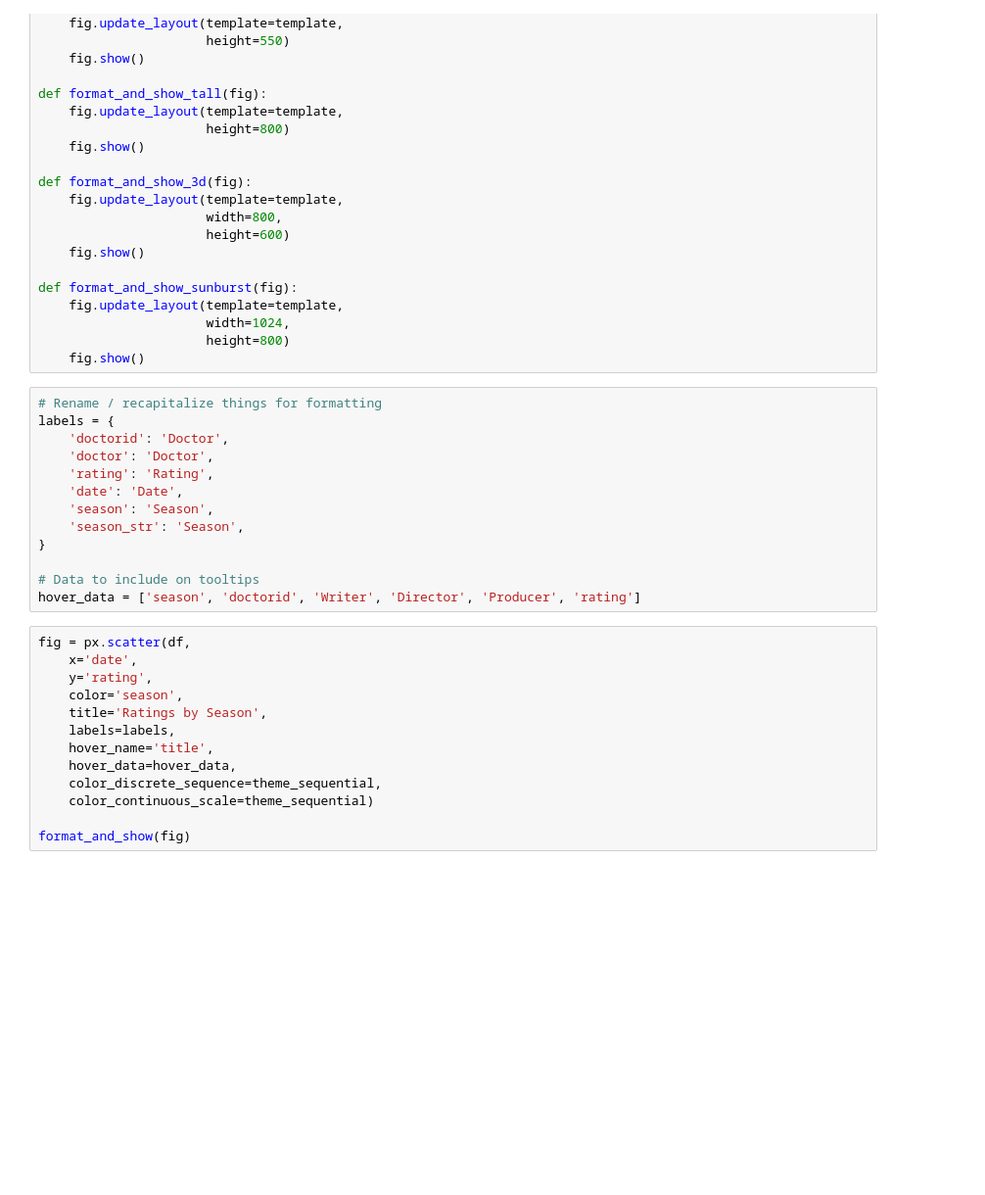
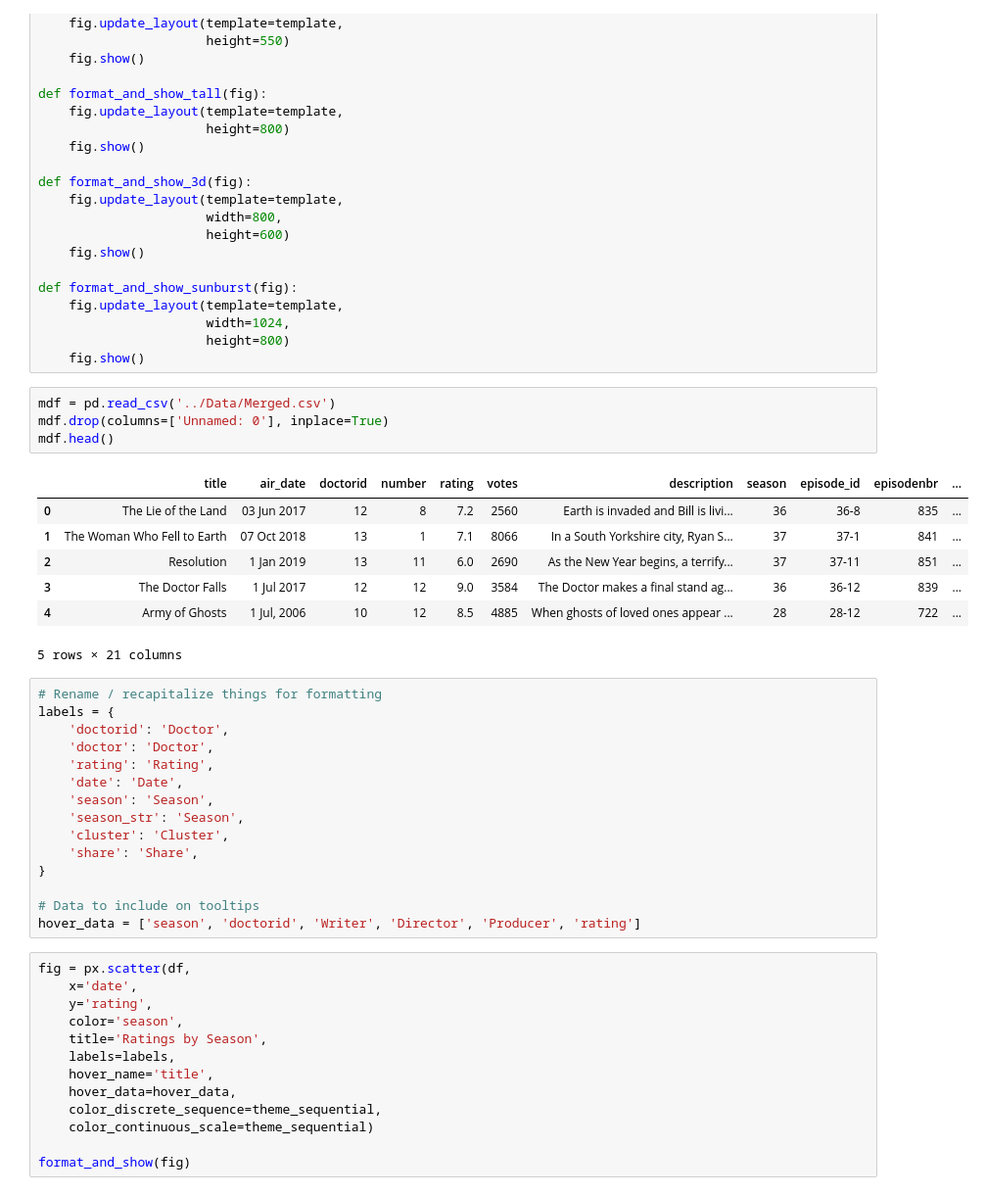
Before and after one commit to IntegerMan/WhoML, a Jupyter notebook: EDA/WhoEDA.ipynb, the cells around one changed output. Shown at 98% size. Saved outputs shown, nothing was run; the diff lists cells and outputs as text; blank space fills up the shorter version.

```diff
--- a/EDA/WhoEDA.ipynb
+++ b/EDA/WhoEDA.ipynb
@@ -57,6 +57,18 @@ def format_and_show_sunburst(fig):
                       width=1024,
                       height=800)
     fig.show()
+# %%
+mdf = pd.read_csv('../Data/Merged.csv')
+mdf.drop(columns=['Unnamed: 0'], inplace=True)
+mdf.head()
+# %% [output]
+|  | title | air_date | doctorid | number | rating | votes | description | season | episode_id | episodenbr | ... |
+| 0 | The Lie of the Land | 03 Jun 2017 | 12 | 8 | 7.2 | 2560 | Earth is invaded and Bill is livi... | 36 | 36-8 | 835 | ... |
+| 1 | The Woman Who Fell to Earth | 07 Oct 2018 | 13 | 1 | 7.1 | 8066 | In a South Yorkshire city, Ryan S... | 37 | 37-1 | 841 | ... |
+| 2 | Resolution | 1 Jan 2019 | 13 | 11 | 6.0 | 2690 | As the New Year begins, a terrify... | 37 | 37-11 | 851 | ... |
+| 3 | The Doctor Falls | 1 Jul 2017 | 12 | 12 | 9.0 | 3584 | The Doctor makes a final stand ag... | 36 | 36-12 | 839 | ... |
+| 4 | Army of Ghosts | 1 Jul, 2006 | 10 | 12 | 8.5 | 4885 | When ghosts of loved ones appear ... | 28 | 28-12 | 722 | ... |
+5 rows × 21 columns
 # %%
 # Rename / recapitalize things for formatting
 labels = {
@@ -66,6 +78,8 @@ labels = {
     'date': 'Date',
     'season': 'Season',
     'season_str': 'Season',
+    'cluster': 'Cluster',
+    'share': 'Share',
 }
 
 # Data to include on tooltips
```
Also changed, not shown: parts of 1 cell of this notebook, 1 other file.
